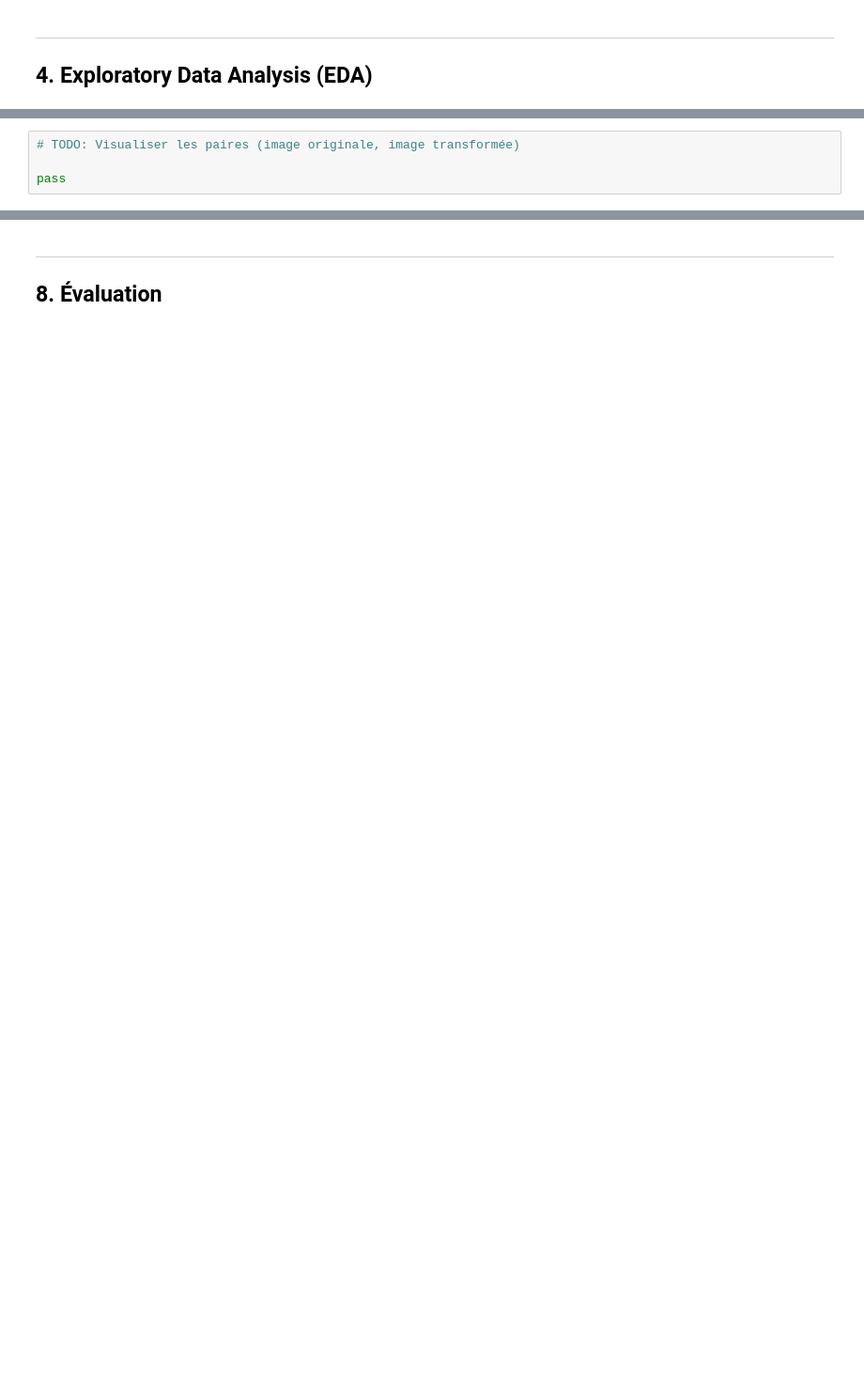
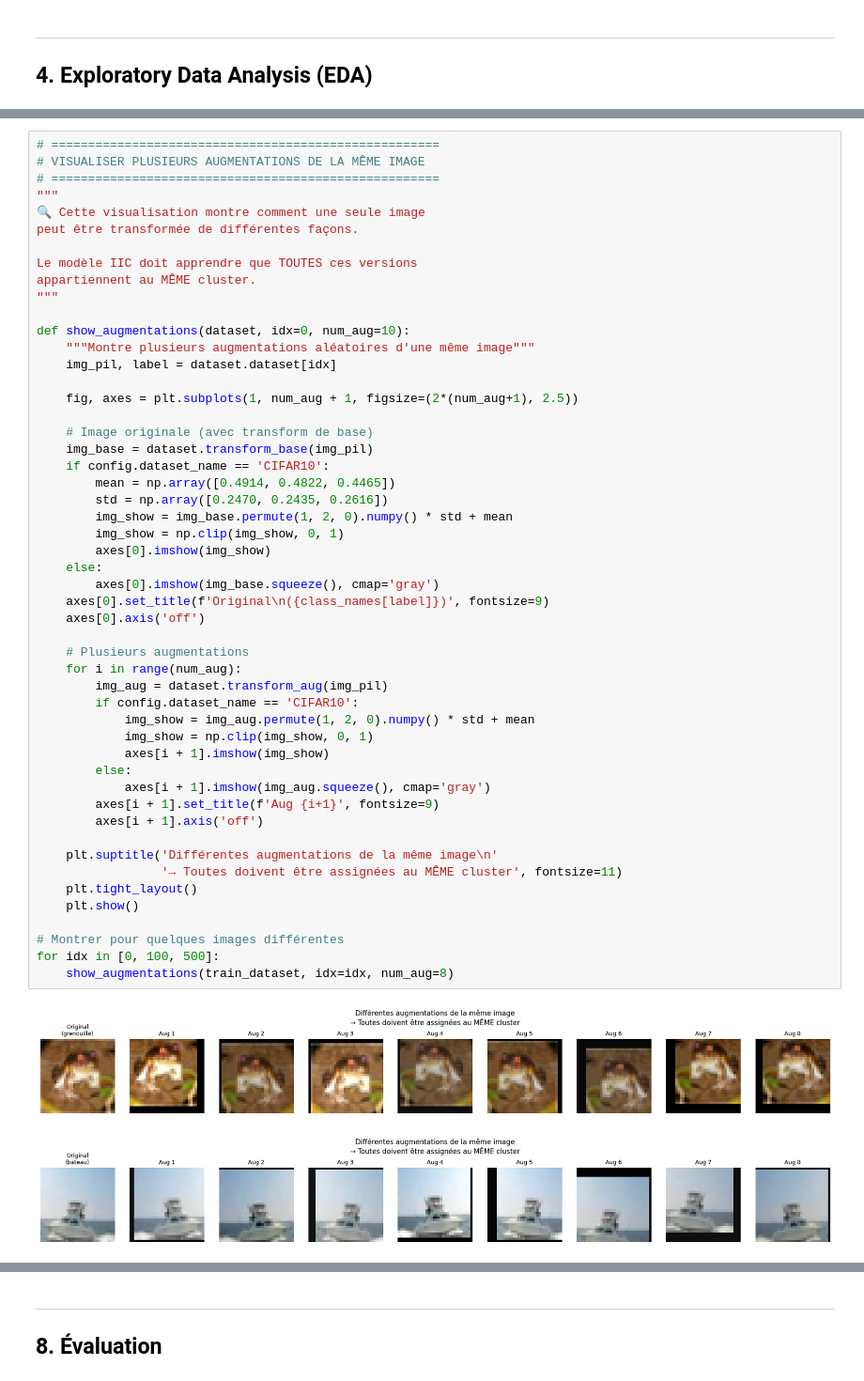
Before and after one commit to alaabelhadj/invariant-information-clustering, a Jupyter notebook: notebooks/IIC_main.ipynb, the cells around one changed output, grey strips where cells are left out. Shown at 94% size. Cells and saved outputs as stored; diff of their text form; blank space fills up the shorter version.

```diff
--- a/notebooks/IIC_main.ipynb
+++ b/notebooks/IIC_main.ipynb
@@ -119,4 +561,54 @@ pass
 # %%
-# TODO: Visualiser les paires (image originale, image transformée)
+# =====================================================
+# VISUALISER PLUSIEURS AUGMENTATIONS DE LA MÊME IMAGE
+# =====================================================
+"""
+🔍 Cette visualisation montre comment une seule image
+peut être transformée de différentes façons.
 
-pass
+Le modèle IIC doit apprendre que TOUTES ces versions
+appartiennent au MÊME cluster.
+"""
+
+def show_augmentations(dataset, idx=0, num_aug=10):
+    """Montre plusieurs augmentations aléatoires d'une même image"""
+    img_pil, label = dataset.dataset[idx]
+
+    fig, axes = plt.subplots(1, num_aug + 1, figsize=(2*(num_aug+1), 2.5))
+
+    # Image originale (avec transform de base)
+    img_base = dataset.transform_base(img_pil)
+    if config.dataset_name == 'CIFAR10':
+        mean = np.array([0.4914, 0.4822, 0.4465])
+        std = np.array([0.2470, 0.2435, 0.2616])
+        img_show = img_base.permute(1, 2, 0).numpy() * std + mean
+        img_show = np.clip(img_show, 0, 1)
+        axes[0].imshow(img_show)
+    else:
+        axes[0].imshow(img_base.squeeze(), cmap='gray')
+    axes[0].set_title(f'Original\n({class_names[label]})', fontsize=9)
+    axes[0].axis('off')
+
+    # Plusieurs augmentations
+    for i in range(num_aug):
+        img_aug = dataset.transform_aug(img_pil)
+        if config.dataset_name == 'CIFAR10':
+            img_show = img_aug.permute(1, 2, 0).numpy() * std + mean
+            img_show = np.clip(img_show, 0, 1)
+            axes[i + 1].imshow(img_show)
+        else:
+            axes[i + 1].imshow(img_aug.squeeze(), cmap='gray')
+        axes[i + 1].set_title(f'Aug {i+1}', fontsize=9)
+        axes[i + 1].axis('off')
+
+    plt.suptitle('Différentes augmentations de la même image\n'
+                 '→ Toutes doivent être assignées au MÊME cluster', fontsize=11)
+    plt.tight_layout()
+    plt.show()
+
+# Montrer pour quelques images différentes
+for idx in [0, 100, 500]:
+    show_augmentations(train_dataset, idx=idx, num_aug=8)
+# %% [output]
+[figure, added]
+[figure, added]
```
Also changed, not shown: parts of 28 cells of this notebook.
